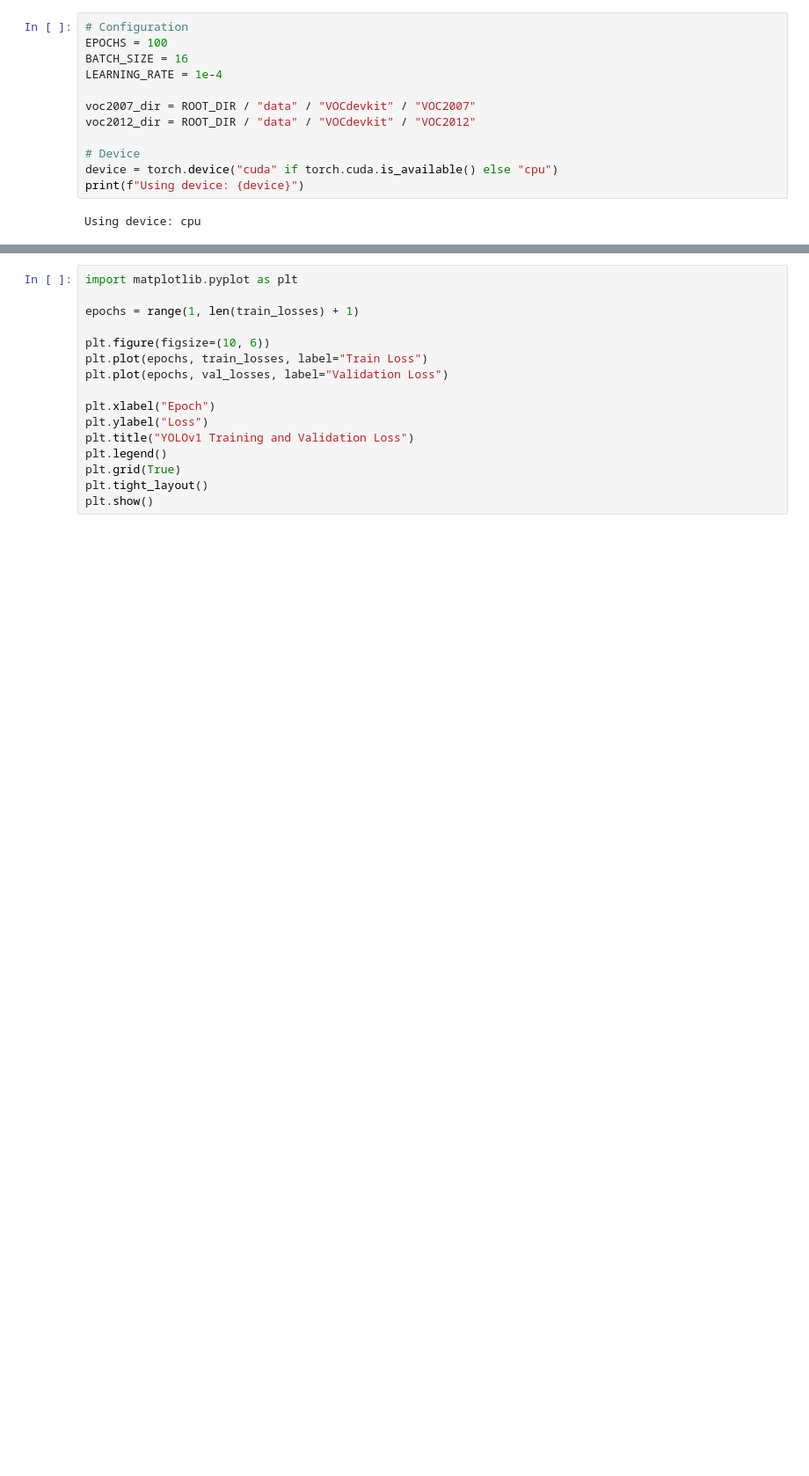
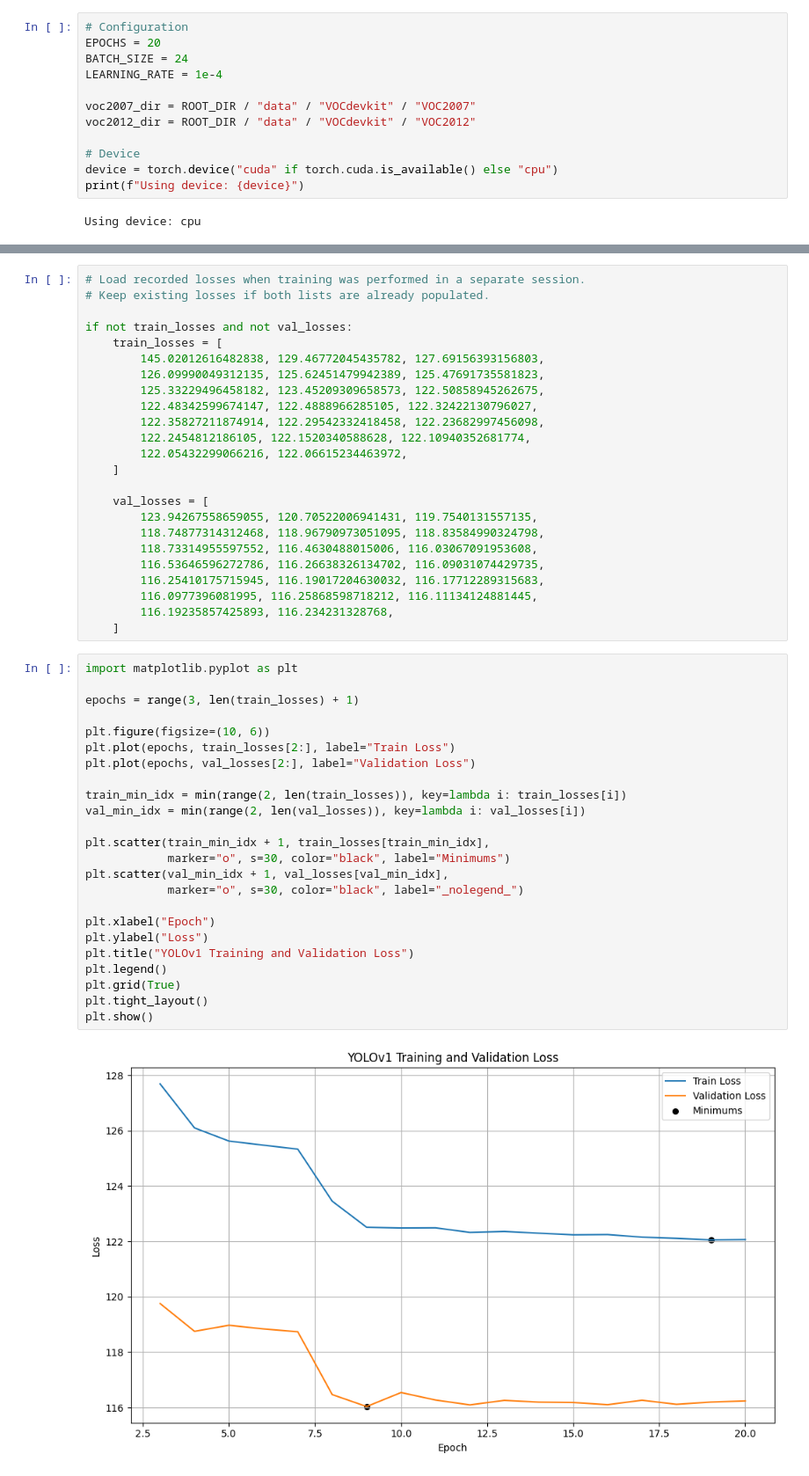
Before and after one commit to samy-bouchentouf/yolov1-from-scratch, a Jupyter notebook: notebooks/train.ipynb, the cells around one changed output, grey strips where cells are left out. Shown at 88% size. Drawn from its saved outputs; the diff is of its cells as text; blank space fills up the shorter version.

Commit message:
train changes

```diff
--- a/notebooks/train.ipynb
+++ b/notebooks/train.ipynb
@@ -14,8 +14,8 @@ from dataset import VOCDataset
 from loss import YOLOv1Loss
 # %%
 # Configuration
-EPOCHS = 100
-BATCH_SIZE = 16
+EPOCHS = 20
+BATCH_SIZE = 24
 LEARNING_RATE = 1e-4
 
 voc2007_dir = ROOT_DIR / "data" / "VOCdevkit" / "VOC2007"
@@ -128,19 +128,53 @@ for epoch in range(EPOCHS):
 
 print(f"Training complete. Best Val Loss: {best_val_loss:.4f}")
 print(f"Best model saved at: {checkpoint_path}")
+# %%
+# Load recorded losses when training was performed in a separate session.
+# Keep existing losses if both lists are already populated.
+
+if not train_losses and not val_losses:
+    train_losses = [
+        145.02012616482838, 129.46772045435782, 127.69156393156803,
+        126.09990049312135, 125.62451479942389, 125.47691735581823,
+        125.33229496458182, 123.45209309658573, 122.50858945262675,
+        122.48342599674147, 122.4888966285105, 122.32422130796027,
+        122.35827211874914, 122.29542332418458, 122.23682997456098,
+        122.2454812186105, 122.1520340588628, 122.10940352681774,
+        122.05432299066216, 122.06615234463972,
+    ]
+
+    val_losses = [
+        123.94267558659055, 120.70522006941431, 119.7540131557135,
+        118.74877314312468, 118.96790973051095, 118.83584990324798,
+        118.73314955597552, 116.4630488015006, 116.03067091953608,
+        116.53646596272786, 116.26638326134702, 116.09031074429735,
+        116.25410175715945, 116.19017204630032, 116.17712289315683,
+        116.0977396081995, 116.25868598718212, 116.11134124881445,
+        116.19235857425893, 116.234231328768,
+    ]
 # %%
 import matplotlib.pyplot as plt
 
-epochs = range(1, len(train_losses) + 1)
+epochs = range(3, len(train_losses) + 1)
 
 plt.figure(figsize=(10, 6))
-plt.plot(epochs, train_losses, label="Train Loss")
-plt.plot(epochs, val_losses, label="Validation Loss")
+plt.plot(epochs, train_losses[2:], label="Train Loss")
+plt.plot(epochs, val_losses[2:], label="Validation Loss")
+
+train_min_idx = min(range(2, len(train_losses)), key=lambda i: train_losses[i])
+val_min_idx = min(range(2, len(val_losses)), key=lambda i: val_losses[i])
+
+plt.scatter(train_min_idx + 1, train_losses[train_min_idx],
+            marker="o", s=30, color="black", label="Minimums")
+plt.scatter(val_min_idx + 1, val_losses[val_min_idx],
+            marker="o", s=30, color="black", label="_nolegend_")
 
 plt.xlabel("Epoch")
 plt.ylabel("Loss")
 plt.title("YOLOv1 Training and Validation Loss")
 plt.legend()
 plt.grid(True)
 plt.tight_layout()
 plt.show()
+# %% [output]
+[figure, added]
```
Also changed, not shown: parts of 2 cells of this notebook, 2 other files.
